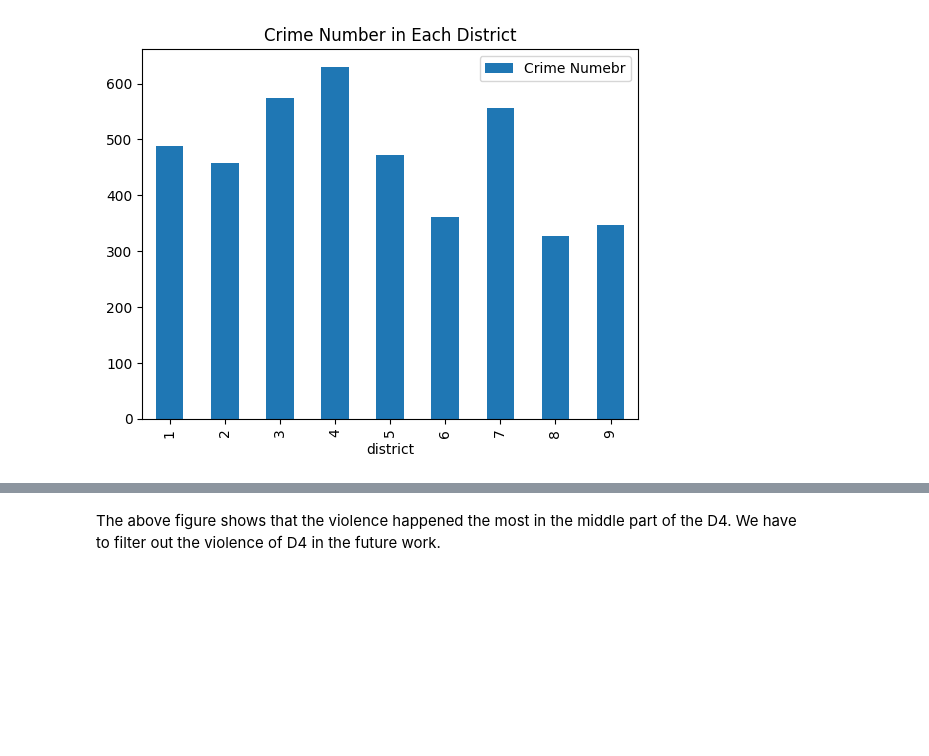
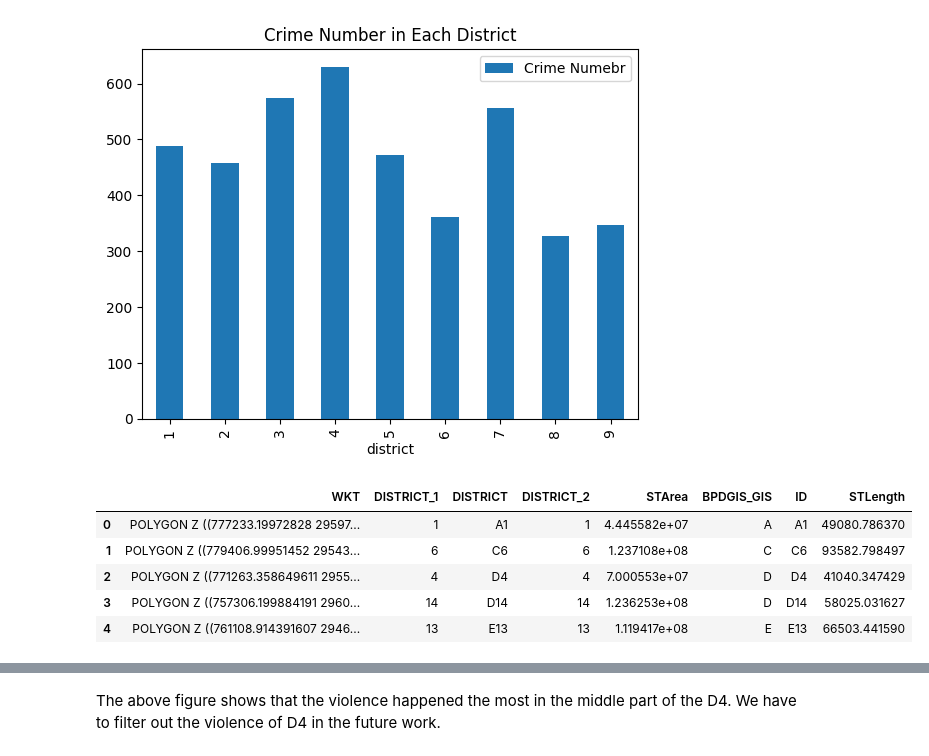
Before and after one commit to BU-Spark/ds-councilor-worrell-gun-violence, a Jupyter notebook: spring23-team-2/deliverables/deliverables 2/pattern-1.ipynb, the cells around one changed output, grey strips where cells are left out. Cells and saved outputs as stored; diff of their text form; code cells hidden in the pictures; blank space fills up the shorter version.

```diff
--- a/spring23-team-2/deliverables/deliverables 2/pattern-1.ipynb
+++ b/spring23-team-2/deliverables/deliverables 2/pattern-1.ipynb
@@ -27,6 +27,8 @@ disciplines = pd.read_excel('../../data/StudentDisciplineDataReport.xlsx')
 # Includes dates; shop name and location; and make, model, and other information about the firearm sold.
 transactions = pd.read_csv('../../data/Firearms Dealer transactions.csv')
 licenses = pd.read_excel('../../data/Firearms Licenses Active on 01.01.23.xlsx')
+
+police = pd.read_csv('../../data/boston-massachusetts-police-districts.csv')
 # %% [markdown]
     Shape Part
 # %%
@@ -205,3 +248,12 @@ plt.title('Crime Number in Each District')
 plt.show()
 # %% [output]
 [figure]
+# %%
+police.head()
+# %% [output]
+|  | WKT | DISTRICT_1 | DISTRICT | DISTRICT_2 | STArea | BPDGIS_GIS | ID | STLength |
+| 0 | POLYGON Z ((777233.19972828 29597... | 1 | A1 | 1 | 4.445582e+07 | A | A1 | 49080.786370 |
+| 1 | POLYGON Z ((779406.99951452 29543... | 6 | C6 | 6 | 1.237108e+08 | C | C6 | 93582.798497 |
+| 2 | POLYGON Z ((771263.358649611 2955... | 4 | D4 | 4 | 7.000553e+07 | D | D4 | 41040.347429 |
+| 3 | POLYGON Z ((757306.199884191 2960... | 14 | D14 | 14 | 1.236253e+08 | D | D14 | 58025.031627 |
+| 4 | POLYGON Z ((761108.914391607 2946... | 13 | E13 | 13 | 1.119417e+08 | E | E13 | 66503.441590 |
```
Also changed, not shown: parts of 7 cells of this notebook.
